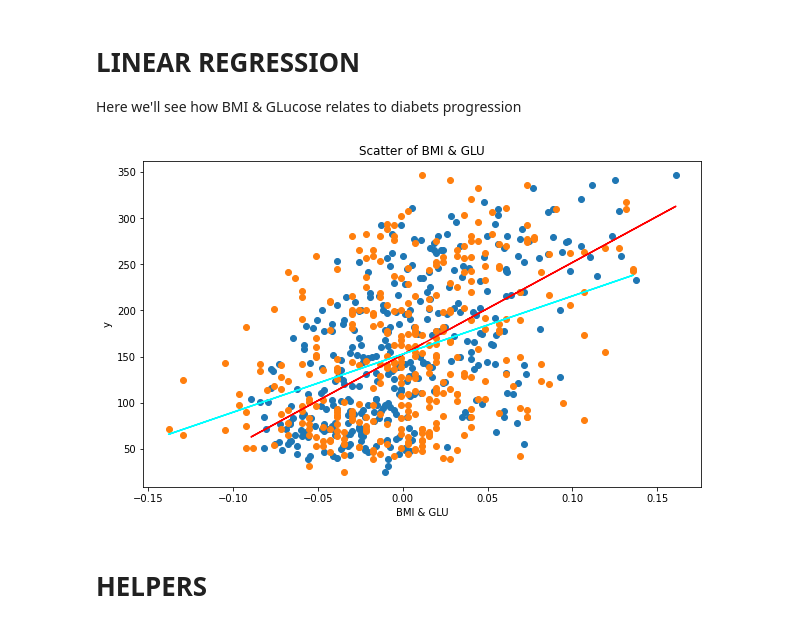
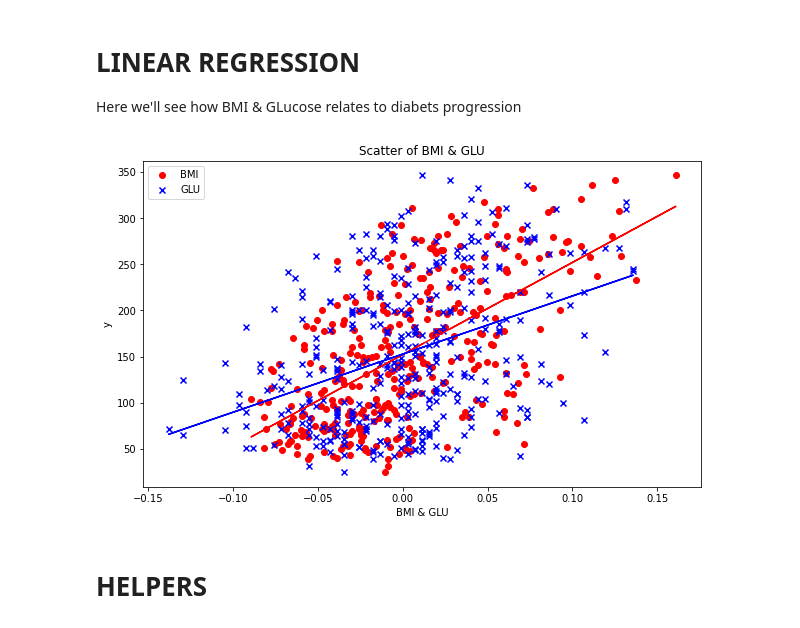
Before and after one commit to freshfish70/machine_learning, a Jupyter notebook: Diabetes.ipynb, the cells around one changed output. Saved outputs shown, nothing was run; the diff lists cells and outputs as text; code cells hidden in the pictures.

```diff
--- a/Diabetes.ipynb
+++ b/Diabetes.ipynb
@@ -88,29 +88,30 @@ Here we'll see how BMI & GLucose relates to diabets progression
 # %%
 from sklearn.linear_model import LinearRegression
 
 bmi = xtrain_normal[:, np.newaxis, 2]
 glu = xtrain_normal[:, np.newaxis, 9]
 
 y=ytrain_normal[:,np.newaxis]
 
 bmi_linear_regression = LinearRegression().fit(bmi,ytrain_normal)
 bmi_predicted_y = bmi_linear_regression.predict(bmi)
 
 glu_linear_regression = LinearRegression().fit(glu,ytrain_normal)
 glu_predicted_y = glu_linear_regression.predict(glu)
 
 # plotting the regression line on the scatter plot
 plt.figure(figsize=(10,6))
-plt.scatter(bmi, ytrain_normal)
-plt.scatter(glu, ytrain_normal)
-plt.plot(bmi, bmi_predicted_y, c='r')
-plt.plot(glu, glu_predicted_y, c='cyan')
+plt.scatter(bmi, ytrain_normal, label="BMI", color="red", marker="o")
+plt.scatter(glu, ytrain_normal, label="GLU", color="blue", marker="x")
+plt.legend(loc='upper left')
+plt.plot(bmi, bmi_predicted_y, c='red',label="BMI")
+plt.plot(glu, glu_predicted_y, c='blue')
 plt.title('Scatter of BMI & GLU')
 plt.ylabel("y")
 plt.xlabel("BMI & GLU")
 plt.show()
 # %% [output]
-[figure, old version]
+[figure, new version]
 # %% [markdown]
 # HELPERS
 # %%
```
Also changed, not shown: parts of 7 cells of this notebook.
